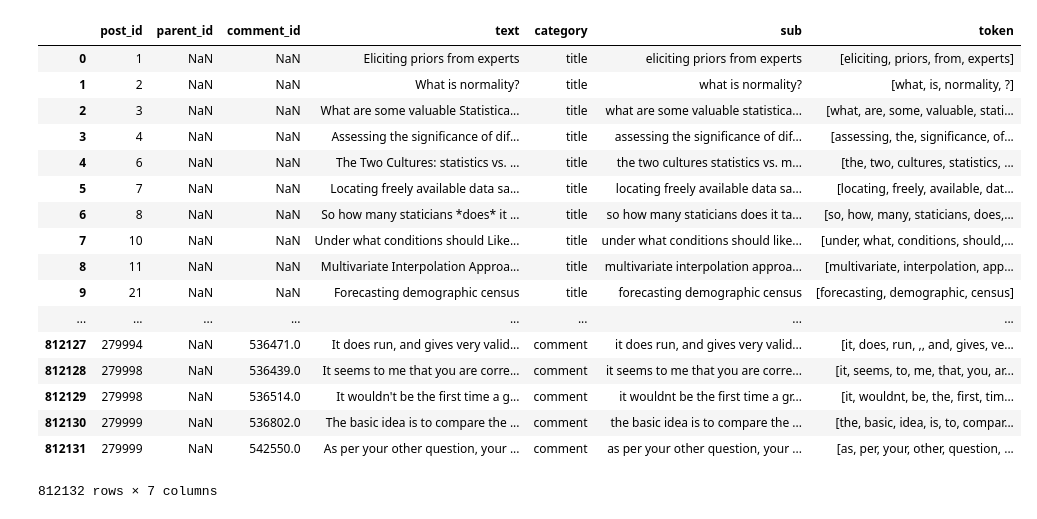
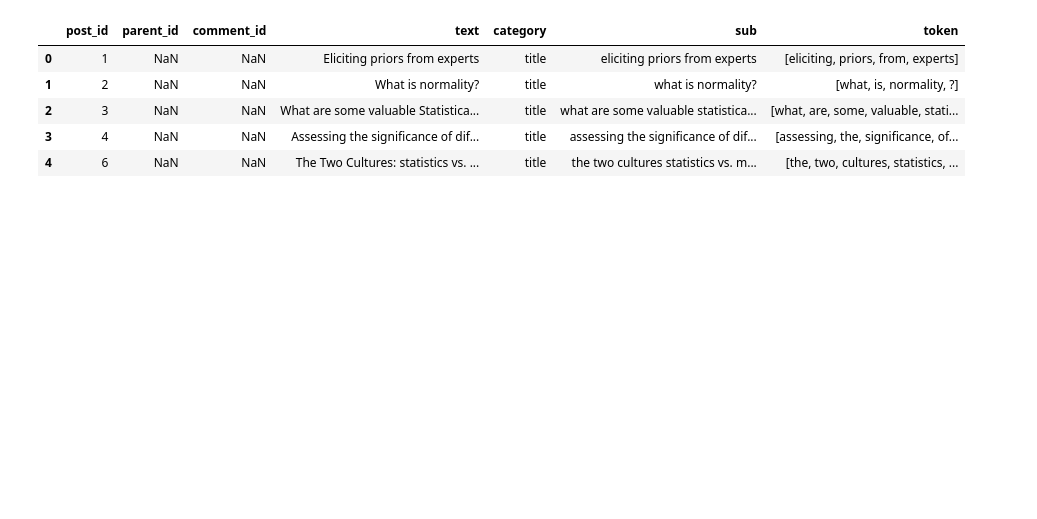
Before and after one commit to DuraQ/LP_LanguageModel, a Jupyter notebook: DL Data Model Tokenization.ipynb, the cells around one changed output. Cells and saved outputs as stored; diff of their text form; code cells hidden in the pictures; blank space fills up the shorter version.

```diff
--- a/DL Data Model Tokenization.ipynb
+++ b/DL Data Model Tokenization.ipynb
@@ -52,6 +70,11 @@ def remove_punctuation(text):
 data['sub'] = data['text'].str.lower()
 # %%
 data['sub'] = data['sub'].apply(remove_codeblock)
+data['sub'] = data['sub'].apply(remove_href)
+data['sub'] = data['sub'].apply(remove_sup)
+data['sub'] = data['sub'].apply(remove_array)
+data['sub'] = data['sub'].apply(remove_carray)
+data['sub'] = data['sub'].apply(remove_blockquote)
 data['sub'] = data['sub'].apply(remove_table)
 data['sub'] = data['sub'].apply(remove_html)
 data['sub'] = data['sub'].apply(remove_latex)
@@ -65,23 +88,11 @@ data['token'] = data['sub'].apply(WordPunctTokenizer().tokenize)
 # %%
 data.to_csv("C:/Manning/DL/processedText.csv")
 # %%
-data
+data.head()
 # %% [output]
 |  | post_id | parent_id | comment_id | text | category | sub | token |
 | 0 | 1 | NaN | NaN | Eliciting priors from experts | title | eliciting priors from experts | [eliciting, priors, from, experts] |
 | 1 | 2 | NaN | NaN | What is normality? | title | what is normality? | [what, is, normality, ?] |
 | 2 | 3 | NaN | NaN | What are some valuable Statistica... | title | what are some valuable statistica... | [what, are, some, valuable, stati... |
 | 3 | 4 | NaN | NaN | Assessing the significance of dif... | title | assessing the significance of dif... | [assessing, the, significance, of... |
 | 4 | 6 | NaN | NaN | The Two Cultures: statistics vs. ... | title | the two cultures statistics vs. m... | [the, two, cultures, statistics, ... |
-| 5 | 7 | NaN | NaN | Locating freely available data sa... | title | locating freely available data sa... | [locating, freely, available, dat... |
-| 6 | 8 | NaN | NaN | So how many staticians *does* it ... | title | so how many staticians does it ta... | [so, how, many, staticians, does,... |
-| 7 | 10 | NaN | NaN | Under what conditions should Like... | title | under what conditions should like... | [under, what, conditions, should,... |
-| 8 | 11 | NaN | NaN | Multivariate Interpolation Approa... | title | multivariate interpolation approa... | [multivariate, interpolation, app... |
-| 9 | 21 | NaN | NaN | Forecasting demographic census | title | forecasting demographic census | [forecasting, demographic, census] |
-| ... | ... | ... | ... | ... | ... | ... | ... |
-| 812127 | 279994 | NaN | 536471.0 | It does run, and gives very valid... | comment | it does run, and gives very valid... | [it, does, run, ,, and, gives, ve... |
-| 812128 | 279998 | NaN | 536439.0 | It seems to me that you are corre... | comment | it seems to me that you are corre... | [it, seems, to, me, that, you, ar... |
-| 812129 | 279998 | NaN | 536514.0 | It wouldn't be the first time a g... | comment | it wouldnt be the first time a gr... | [it, wouldnt, be, the, first, tim... |
-| 812130 | 279999 | NaN | 536802.0 | The basic idea is to compare the ... | comment | the basic idea is to compare the ... | [the, basic, idea, is, to, compar... |
-| 812131 | 279999 | NaN | 542550.0 | As per your other question, your ... | comment | as per your other question, your ... | [as, per, your, other, question, ... |
-812132 rows × 7 columns
```
Also changed, not shown: parts of 6 cells of this notebook.
